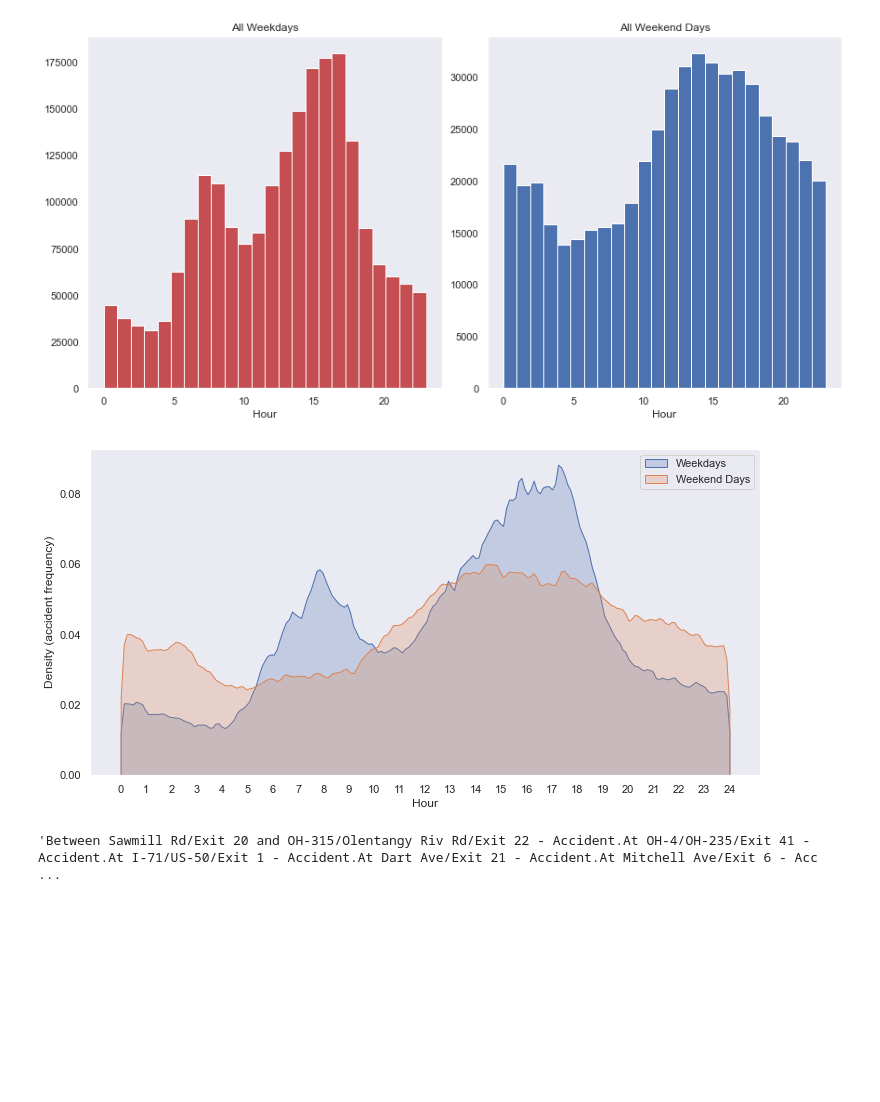
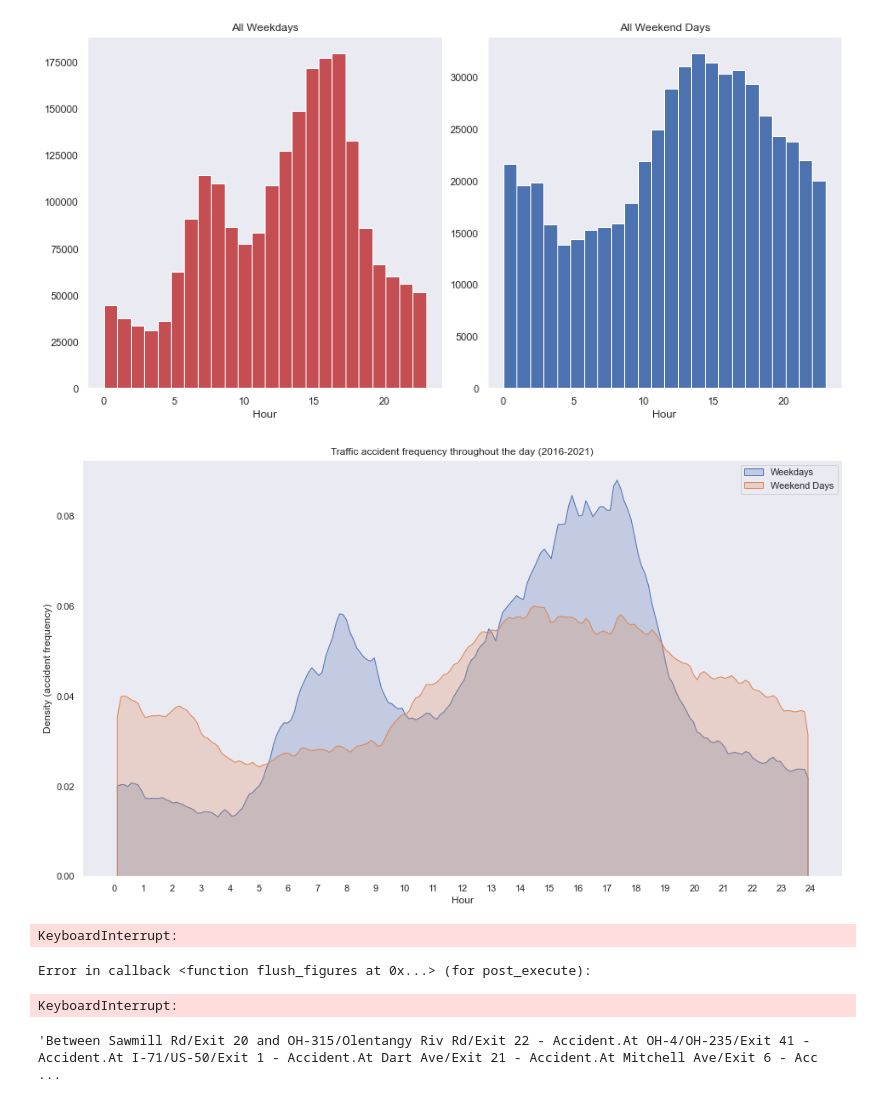
Before and after one commit to jeffc1020/453-visualization, a Jupyter notebook: final.ipynb, the cells around one changed output. Saved outputs shown, nothing was run; the diff lists cells and outputs as text; code cells hidden in the pictures; blank space fills up the shorter version.

Commit message:
Improved kdeplot

```diff
--- a/final.ipynb
+++ b/final.ipynb
@@ -487,16 +489,25 @@ plt.show()
 [figure]
 [figure]
 # %%
-plt.figure(figsize=(12,6))
-sns.kdeplot(data=weekday['Hour'], fill=True, bw_adjust=0.2, clip=(0, 24), label='Weekdays')
-sns.kdeplot(data=weekend['Hour'], fill=True, bw_adjust=0.2, clip=(0, 24), label='Weekend Days')
+plt.figure(figsize=(16,9))
+sns.kdeplot(data=weekday['Hour'], fill=True, bw_adjust=0.2, clip=(0.1, 23.9), label='Weekdays')
+sns.kdeplot(data=weekend['Hour'], fill=True, bw_adjust=0.2, clip=(0.1, 23.9), label='Weekend Days')
 plt.xticks(range(0,25))
 plt.legend()
 plt.xlabel('Hour')
 plt.ylabel('Density (accident frequency)')
+plt.title('Traffic accident frequency throughout the day (2016-2021)')
 plt.show()
 # %% [output]
-[figure, old version]
+[figure, new version]
+# %%
+g = sns.pairplot(df, vars=['Distance(mi)', 'Precipitation(in)', 'Visibility(mi)', 'Temperature(F)'],
+                 hue='Severity', height=2.5)
+g.add_legend()
+# %% [output]
+KeyboardInterrupt:
+Error in callback <function flush_figures at 0x...> (for post_execute):
+KeyboardInterrupt:
 # %%
 # Word count
 tiny_df = df[:1000]
```
Also changed, not shown: parts of 1 cell of this notebook.
